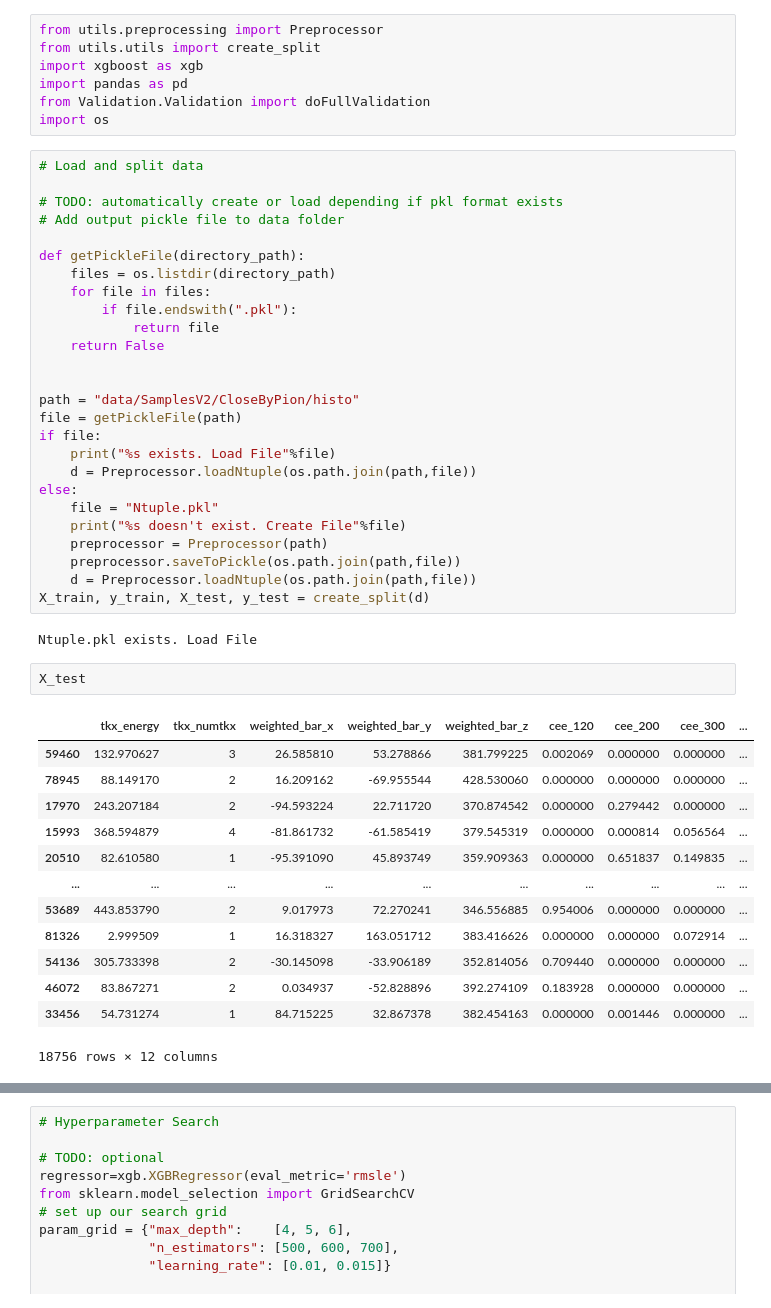
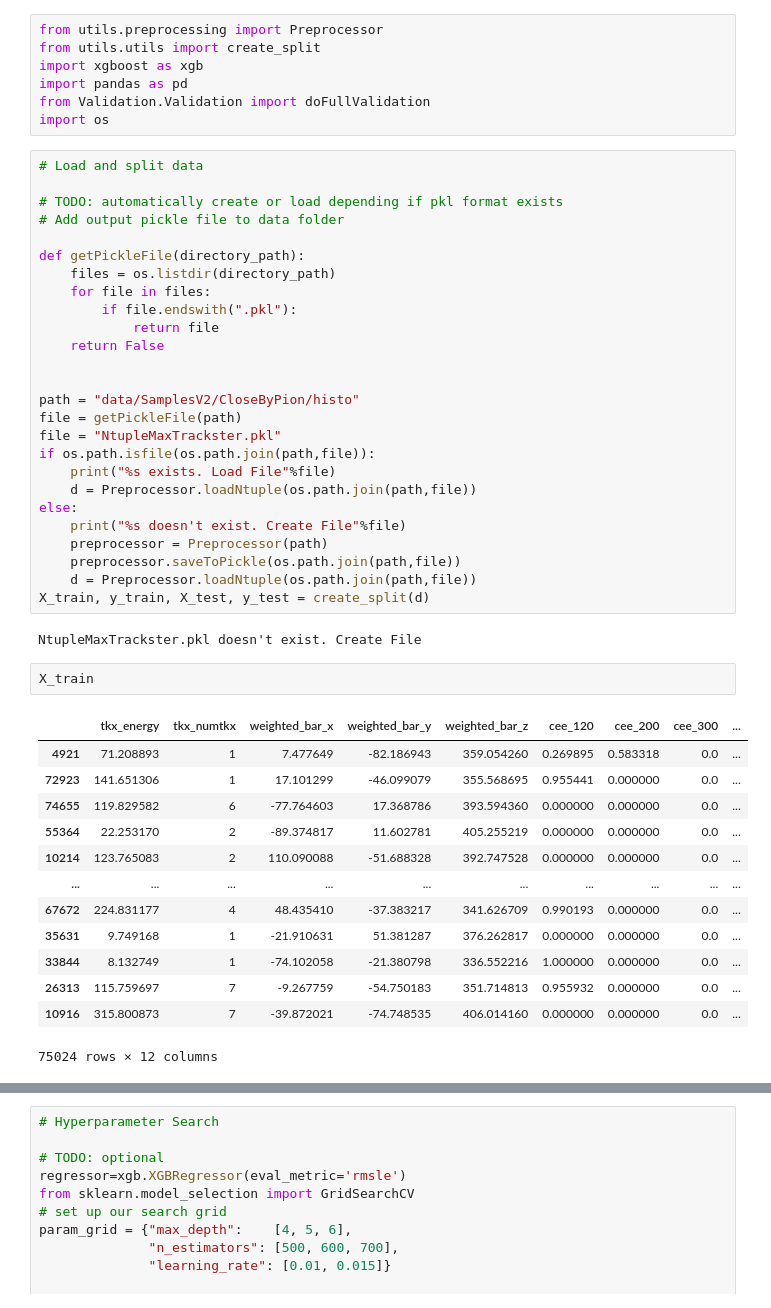
Before and after one commit to mnmat/Patatrack15, a Jupyter notebook: training.ipynb, the cells around one changed output, grey strips where cells are left out. Saved outputs shown, nothing was run; the diff lists cells and outputs as text.

```diff
--- a/training.ipynb
+++ b/training.ipynb
@@ -21,31 +21,31 @@ def getPickleFile(directory_path):
 
 path = "data/SamplesV2/CloseByPion/histo"
 file = getPickleFile(path)
-if file:
+file = "NtupleMaxTrackster.pkl"
+if os.path.isfile(os.path.join(path,file)):
     print("%s exists. Load File"%file)
     d = Preprocessor.loadNtuple(os.path.join(path,file))
 else:
-    file = "Ntuple.pkl"
     print("%s doesn't exist. Create File"%file)
     preprocessor = Preprocessor(path)
     preprocessor.saveToPickle(os.path.join(path,file))
     d = Preprocessor.loadNtuple(os.path.join(path,file))
 X_train, y_train, X_test, y_test = create_split(d)
 # %% [output]
-Ntuple.pkl exists. Load File
+NtupleMaxTrackster.pkl doesn't exist. Create File
 # %%
-X_test
+X_train
 # %% [output]
 |  | tkx_energy | tkx_numtkx | weighted_bar_x | weighted_bar_y | weighted_bar_z | cee_120 | cee_200 | cee_300 | ... |
-| 59460 | 132.970627 | 3 | 26.585810 | 53.278866 | 381.799225 | 0.002069 | 0.000000 | 0.000000 | ... |
-| 78945 | 88.149170 | 2 | 16.209162 | -69.955544 | 428.530060 | 0.000000 | 0.000000 | 0.000000 | ... |
-| 17970 | 243.207184 | 2 | -94.593224 | 22.711720 | 370.874542 | 0.000000 | 0.279442 | 0.000000 | ... |
-| 15993 | 368.594879 | 4 | -81.861732 | -61.585419 | 379.545319 | 0.000000 | 0.000814 | 0.056564 | ... |
-| 20510 | 82.610580 | 1 | -95.391090 | 45.893749 | 359.909363 | 0.000000 | 0.651837 | 0.149835 | ... |
+| 4921 | 71.208893 | 1 | 7.477649 | -82.186943 | 359.054260 | 0.269895 | 0.583318 | 0.0 | ... |
+| 72923 | 141.651306 | 1 | 17.101299 | -46.099079 | 355.568695 | 0.955441 | 0.000000 | 0.0 | ... |
+| 74655 | 119.829582 | 6 | -77.764603 | 17.368786 | 393.594360 | 0.000000 | 0.000000 | 0.0 | ... |
+| 55364 | 22.253170 | 2 | -89.374817 | 11.602781 | 405.255219 | 0.000000 | 0.000000 | 0.0 | ... |
+| 10214 | 123.765083 | 2 | 110.090088 | -51.688328 | 392.747528 | 0.000000 | 0.000000 | 0.0 | ... |
 | ... | ... | ... | ... | ... | ... | ... | ... | ... | ... |
-| 53689 | 443.853790 | 2 | 9.017973 | 72.270241 | 346.556885 | 0.954006 | 0.000000 | 0.000000 | ... |
-| 81326 | 2.999509 | 1 | 16.318327 | 163.051712 | 383.416626 | 0.000000 | 0.000000 | 0.072914 | ... |
-| 54136 | 305.733398 | 2 | -30.145098 | -33.906189 | 352.814056 | 0.709440 | 0.000000 | 0.000000 | ... |
-| 46072 | 83.867271 | 2 | 0.034937 | -52.828896 | 392.274109 | 0.183928 | 0.000000 | 0.000000 | ... |
-| 33456 | 54.731274 | 1 | 84.715225 | 32.867378 | 382.454163 | 0.000000 | 0.001446 | 0.000000 | ... |
+| 67672 | 224.831177 | 4 | 48.435410 | -37.383217 | 341.626709 | 0.990193 | 0.000000 | 0.0 | ... |
+| 35631 | 9.749168 | 1 | -21.910631 | 51.381287 | 376.262817 | 0.000000 | 0.000000 | 0.0 | ... |
+| 33844 | 8.132749 | 1 | -74.102058 | -21.380798 | 336.552216 | 1.000000 | 0.000000 | 0.0 | ... |
+| 26313 | 115.759697 | 7 | -9.267759 | -54.750183 | 351.714813 | 0.955932 | 0.000000 | 0.0 | ... |
+| 10916 | 315.800873 | 7 | -39.872021 | -74.748535 | 406.014160 | 0.000000 | 0.000000 | 0.0 | ... |
-18756 rows × 12 columns
+75024 rows × 12 columns
```
Also changed, not shown: parts of 3 cells of this notebook, 3 other files.
